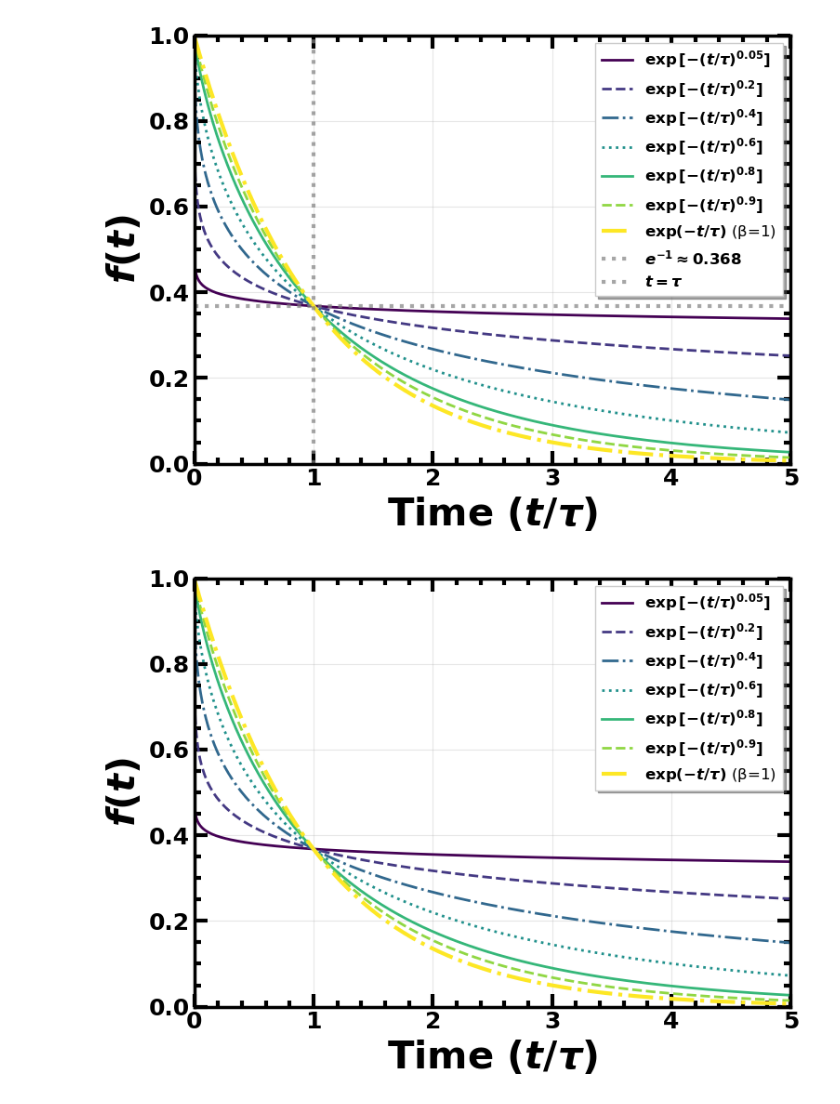
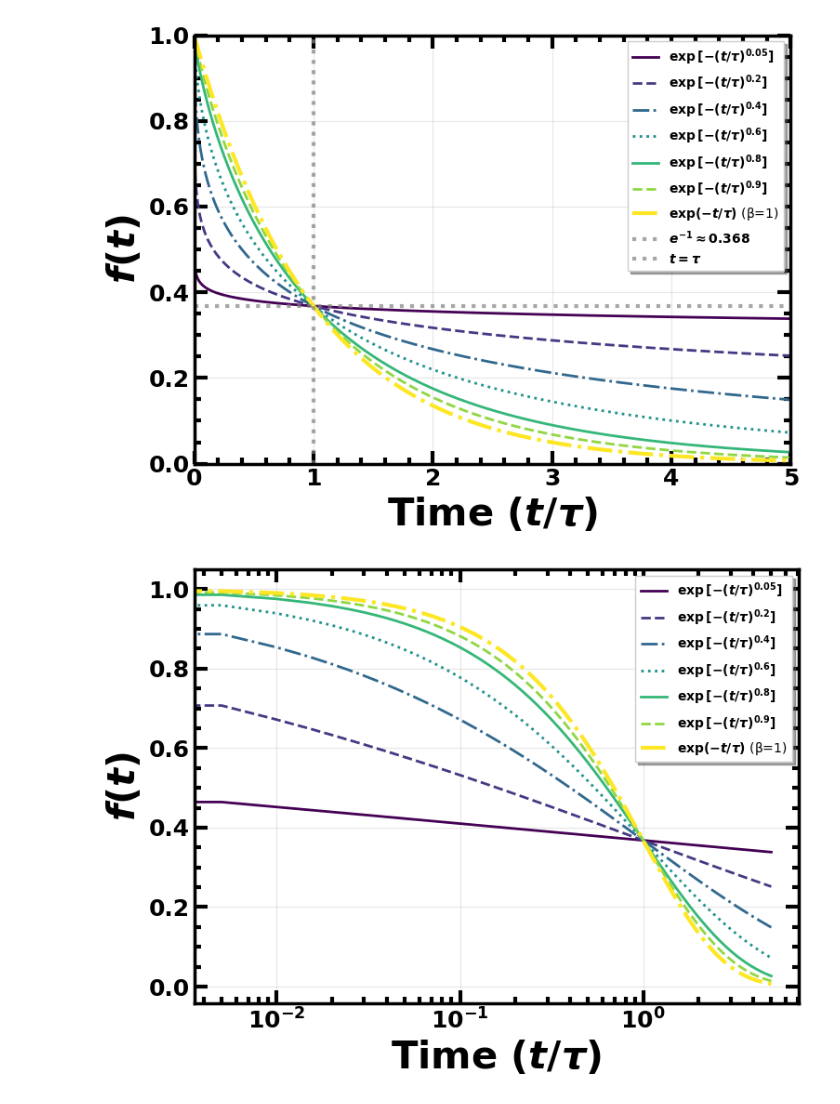
Before and after one commit to azizsimx/Simulation_Methods, a Jupyter notebook: MD_LJ_PMF_EXP-FIT.ipynb, the cells around one changed output. Cells and saved outputs as stored; diff of their text form; code cells hidden in the pictures.

```diff
--- a/MD_LJ_PMF_EXP-FIT.ipynb
+++ b/MD_LJ_PMF_EXP-FIT.ipynb
@@ -31,7 +31,7 @@ plt.rcParams['xtick.minor.visible'] =  True
 plt.rcParams['ytick.minor.visible'] =  True
 
 
-plt.rcParams['legend.fontsize'] = 12
+plt.rcParams['legend.fontsize'] = 10
 plt.rcParams['legend.frameon'] = False
 plt.rcParams['legend.loc'] = 'best'
 plt.rcParams['legend.markerscale'] = 1
@@ -248,7 +248,7 @@ def find_minima(x, y):
 
 #Initialise ...
 boxl = 5 # Unit of sigma
-ndim = 2
+ndim = 3
 npart = 64 # Number of particles
 rho = npart/(boxl**ndim)
 print("Density = ", rho)
@@ -297,7 +297,7 @@ lj_minima, lj_min_values = find_minima(r_values, lj_pot)
 # Find minima for PMF
 pmf_minima, pmf_min_values = find_minima(r_values, pmf_shift)
 
-rbins, rdf = RDF(traj_pos,boxl,bw=0.02)
+rbins, rdf = RDF(traj_pos,boxl,bw=0.05)
 plt.plot(rbins, rdf,'-o')
 plt.show()
 
@@ -518,8 +553,9 @@ fig.tight_layout()
 plt.savefig('exp_fit.png', dpi=500, bbox_inches="tight")
 plt.show()
 # %% [output]
-[figure, old version]
+[figure, new version]
 # %%
+
 import numpy as np
 import matplotlib.pyplot as plt
 
@@ -527,13 +563,11 @@ import matplotlib.pyplot as plt
 tau = 1.0
 t = np.linspace(0, 5, 1000)  # time values from 0 to 5τ
 
-# Beta values to test
+# Beta values
 beta_values = [0.05, 0.2, 0.4, 0.6, 0.8, 0.9, 1.0]
 
-# Create figure
+
 fig, ax = plt.subplots(figsize=(8, 6))
-
-# Colormap for auto-colors
 colors = plt.cm.viridis(np.linspace(0, 1, len(beta_values)))
 line_styles = ['-', '--', '-.', ':']
 
@@ -541,33 +575,34 @@ line_styles = ['-', '--', '-.', ':']
 for i, beta in enumerate(beta_values):
     if np.isclose(beta, 1.0):
         y = np.exp(-t / tau)
         label = r"$\exp(-t/\tau)$ (β=1)"
         lw = 3
     else:
         y = np.exp(-(t / tau) ** beta)
         label = rf"$\exp\left[-(t/\tau)^{{{beta}}}\right]$"
         lw = 2
 
     ax.plot(
         t, y,
         color=colors[i],
         linestyle=line_styles[i % len(line_styles)],
         linewidth=lw,
         label=label
     )
 
 # Formatting
 ax.set_xlabel(r"Time ($t/\tau$)")
 ax.set_ylabel(r"$f(t)$")
-ax.set_xlim(0, 5)
-ax.set_ylim(0, 1)
+# ax.set_xlim(0, 5)
+# ax.set_ylim(0, 1)
+ax.set_xscale('log')
 ax.grid(True, alpha=0.3)
 
 ax.legend(frameon=True, fancybox=False, shadow=True, loc='upper right', prop={'weight': 'normal'})
 
 fig.tight_layout()
 
 plt.savefig('exp_fit.png', dpi=500, bbox_inches="tight")
 plt.show()
 # %% [output]
-[figure, old version]
+[figure, new version]
```
Also changed, not shown: parts of 8 cells of this notebook.
